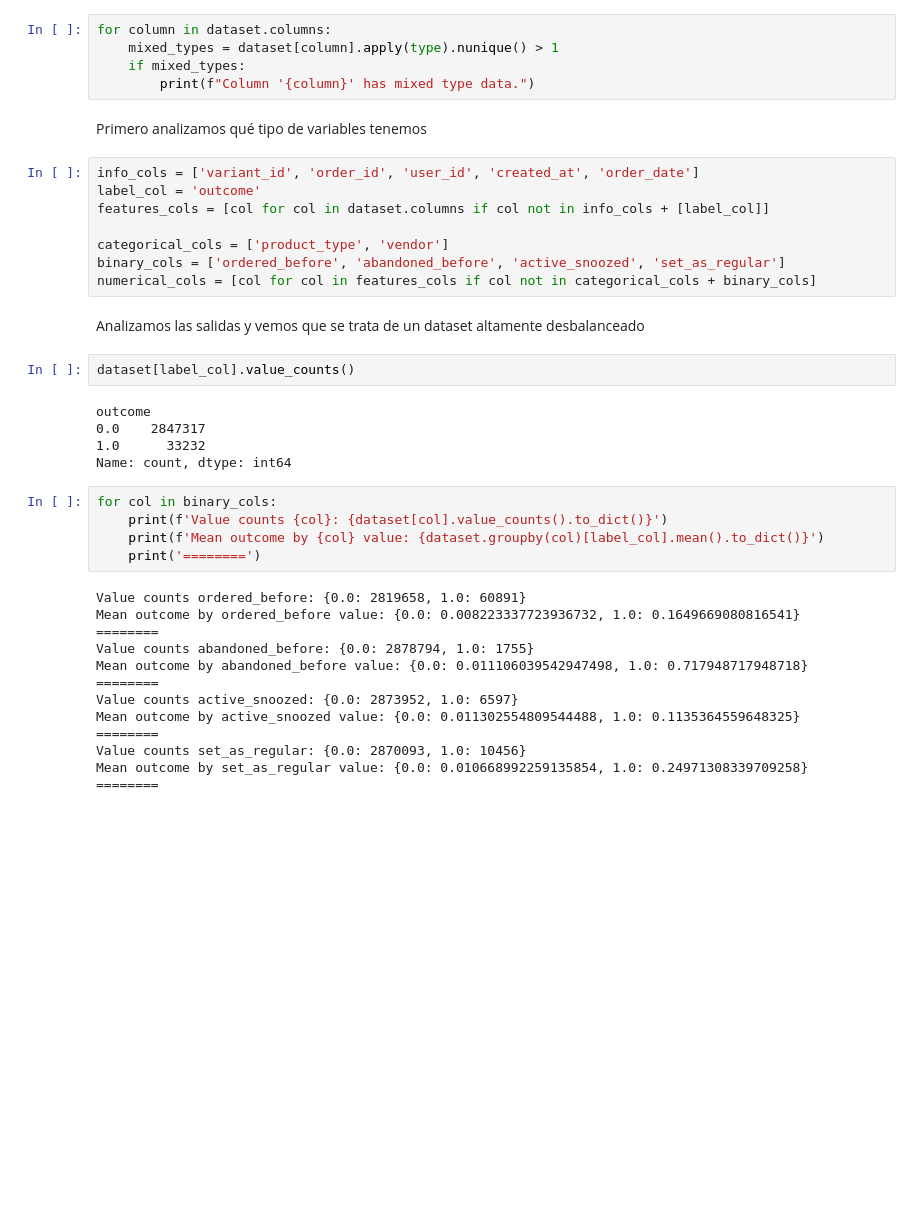
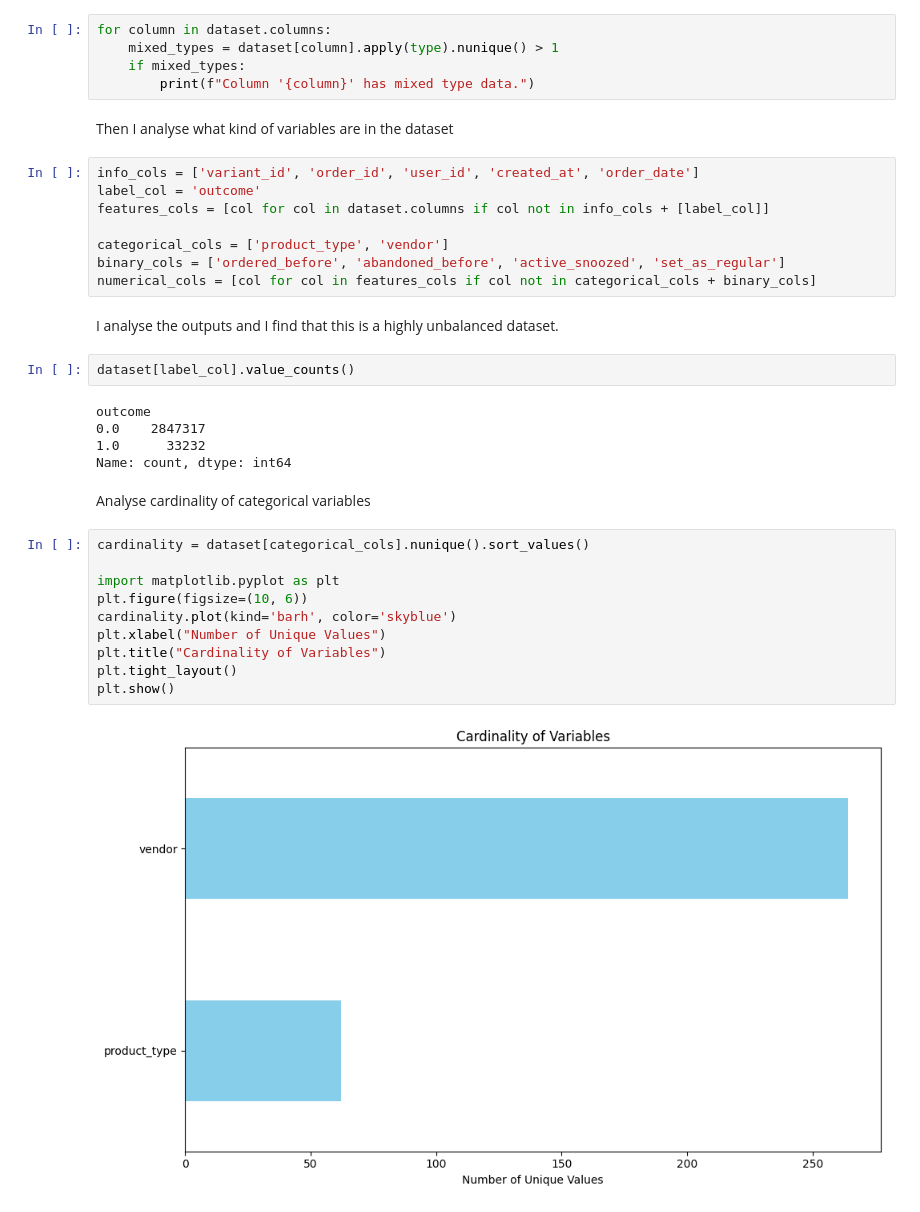
Before and after one commit to AntonioGarciaGarvi/zrive-ds, a Jupyter notebook: src/module_2/02_eda_groceries_ready_dataset.ipynb, the cells around one changed output. Saved outputs shown, nothing was run; the diff lists cells and outputs as text; blank space fills up the shorter version.

```diff
--- a/src/module_2/02_eda_groceries_ready_dataset.ipynb
+++ b/src/module_2/02_eda_groceries_ready_dataset.ipynb
@@ -63,7 +62,7 @@ for column in dataset.columns:
     if mixed_types:
         print(f"Column '{column}' has mixed type data.")
 # %% [markdown]
-Primero analizamos qué tipo de variables tenemos
+Then I analyse what kind of variables are in the dataset
 # %%
 info_cols = ['variant_id', 'order_id', 'user_id', 'created_at', 'order_date']
 label_col = 'outcome'
@@ -73,7 +72,7 @@ categorical_cols = ['product_type', 'vendor']
 binary_cols = ['ordered_before', 'abandoned_before', 'active_snoozed', 'set_as_regular']
 numerical_cols = [col for col in features_cols if col not in categorical_cols + binary_cols]
 # %% [markdown]
-Analizamos las salidas y vemos que se trata de un dataset altamente desbalanceado
+I analyse the outputs and I find that this is a highly unbalanced dataset.
 # %%
 dataset[label_col].value_counts()
 # %% [output]
@@ -81,21 +80,17 @@ outcome
 0.0    2847317
 1.0      33232
 Name: count, dtype: int64
-# %%
-for col in binary_cols:
-    print(f'Value counts {col}: {dataset[col].value_counts().to_dict()}')
-    print(f'Mean outcome by {col} value: {dataset.groupby(col)[label_col].mean().to_dict()}')
-    print('========')
-# %% [output]
-Value counts ordered_before: {0.0: 2819658, 1.0: 60891}
-Mean outcome by ordered_before value: {0.0: 0.008223337723936732, 1.0: 0.1649669080816541}
-========
-Value counts abandoned_before: {0.0: 2878794, 1.0: 1755}
-Mean outcome by abandoned_before value: {0.0: 0.011106039542947498, 1.0: 0.717948717948718}
-========
-Value counts active_snoozed: {0.0: 2873952, 1.0: 6597}
-Mean outcome by active_snoozed value: {0.0: 0.011302554809544488, 1.0: 0.1135364559648325}
-========
-Value counts set_as_regular: {0.0: 2870093, 1.0: 10456}
-Mean outcome by set_as_regular value: {0.0: 0.010668992259135854, 1.0: 0.24971308339709258}
-========
+# %% [markdown]
+Analyse cardinality of categorical variables
+# %%
+cardinality = dataset[categorical_cols].nunique().sort_values()
+
+import matplotlib.pyplot as plt
+plt.figure(figsize=(10, 6))
+cardinality.plot(kind='barh', color='skyblue')
+plt.xlabel("Number of Unique Values")
+plt.title("Cardinality of Variables")
+plt.tight_layout()
+plt.show()
+# %% [output]
+[figure, added]
```
Also changed, not shown: parts of 20 cells of this notebook, 6 other files.
